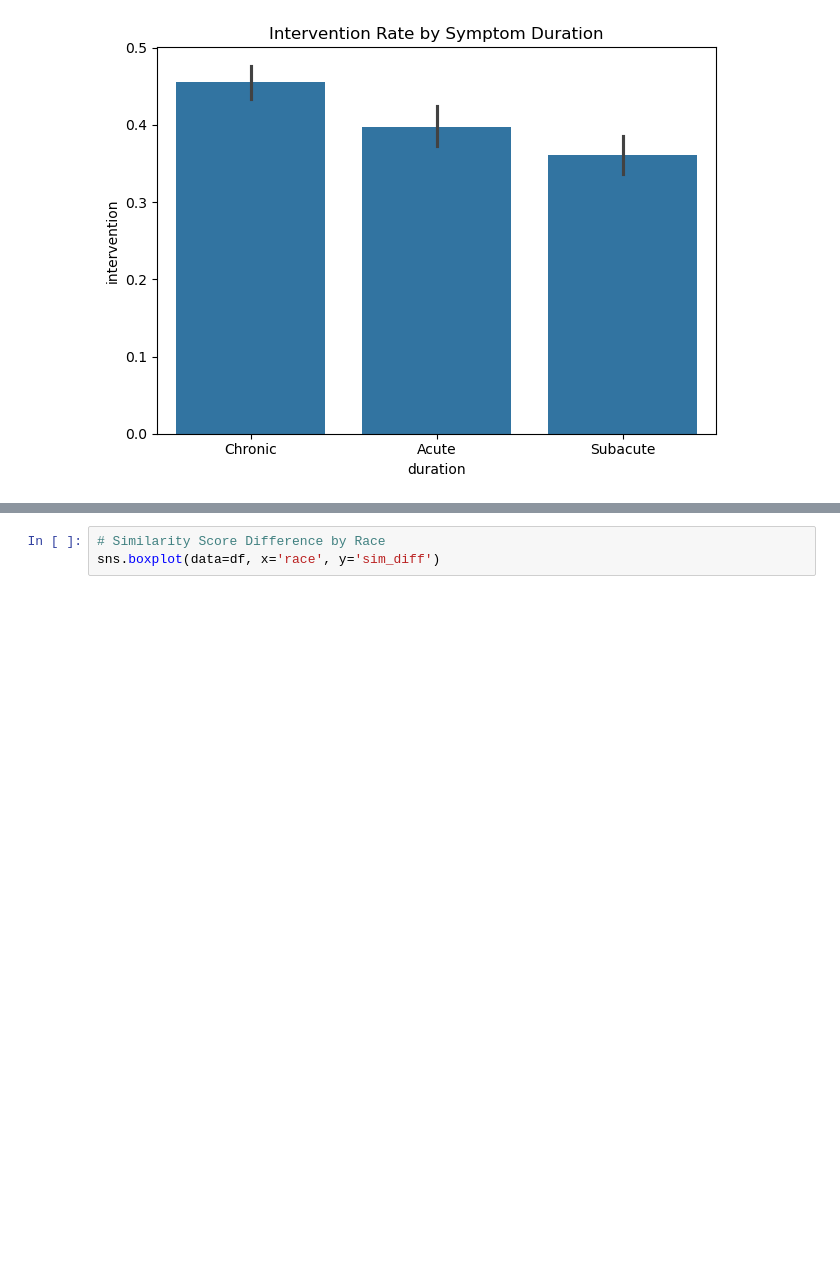
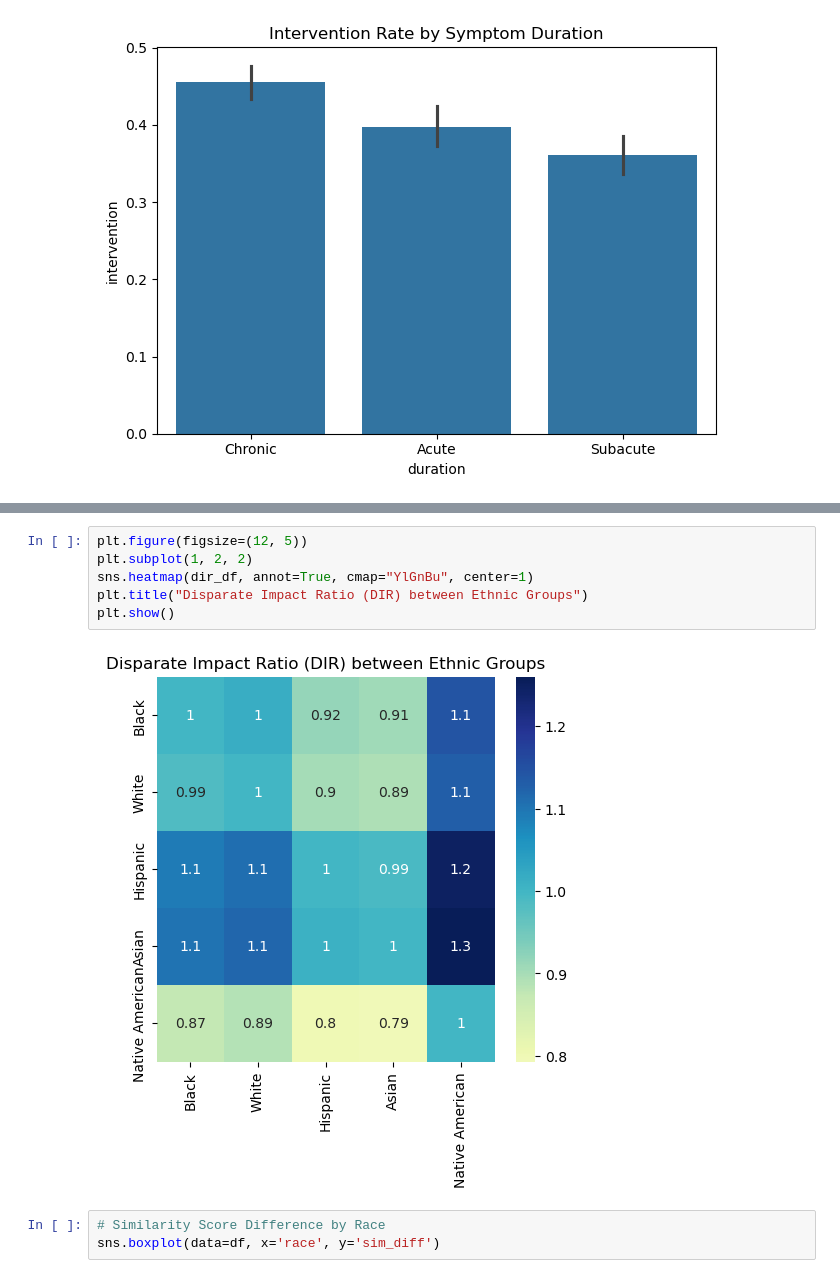
Before and after one commit to silvanoross/imt575_final_project, a Jupyter notebook: embedding_stuff/Cohen's D& Disparate Impact-SRedits.ipynb, the cells around one changed output, grey strips where cells are left out. Drawn from its saved outputs; the diff is of its cells as text; blank space fills up the shorter version.

```diff
--- a/embedding_stuff/Cohen's D& Disparate Impact-SRedits.ipynb
+++ b/embedding_stuff/Cohen's D& Disparate Impact-SRedits.ipynb
@@ -495,3 +525,11 @@ plt.show()
+# %%
+plt.figure(figsize=(12, 5))
+plt.subplot(1, 2, 2)
+sns.heatmap(dir_df, annot=True, cmap="YlGnBu", center=1)
+plt.title("Disparate Impact Ratio (DIR) between Ethnic Groups")
+plt.show()
+# %% [output]
+[figure, added]
 # %%
 # Similarity Score Difference by Race
 sns.boxplot(data=df, x='race', y='sim_diff')
```
Also changed, not shown: parts of 4 cells of this notebook.
